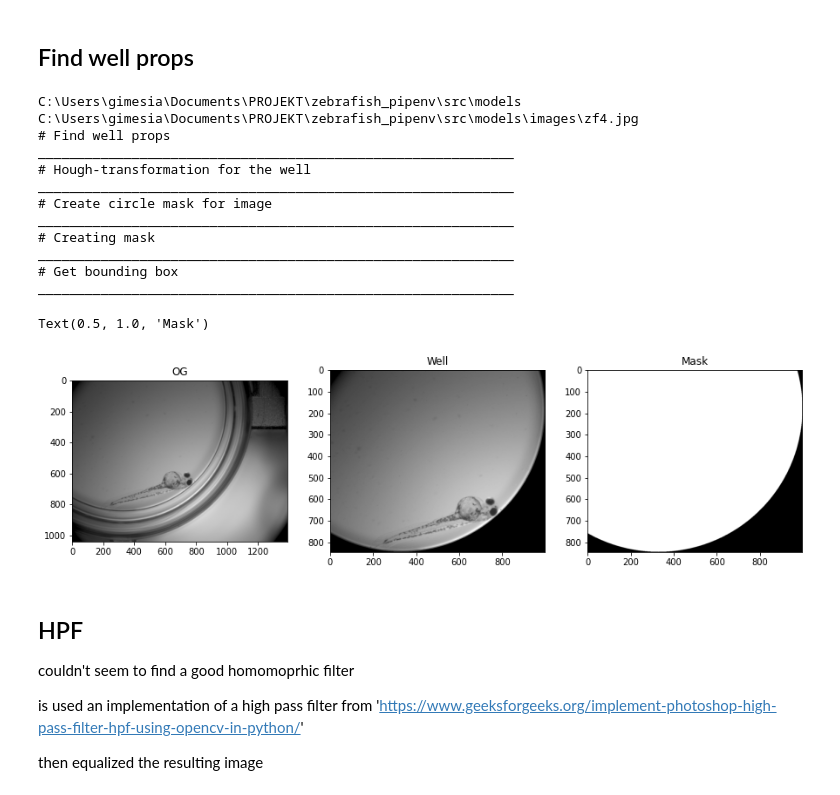
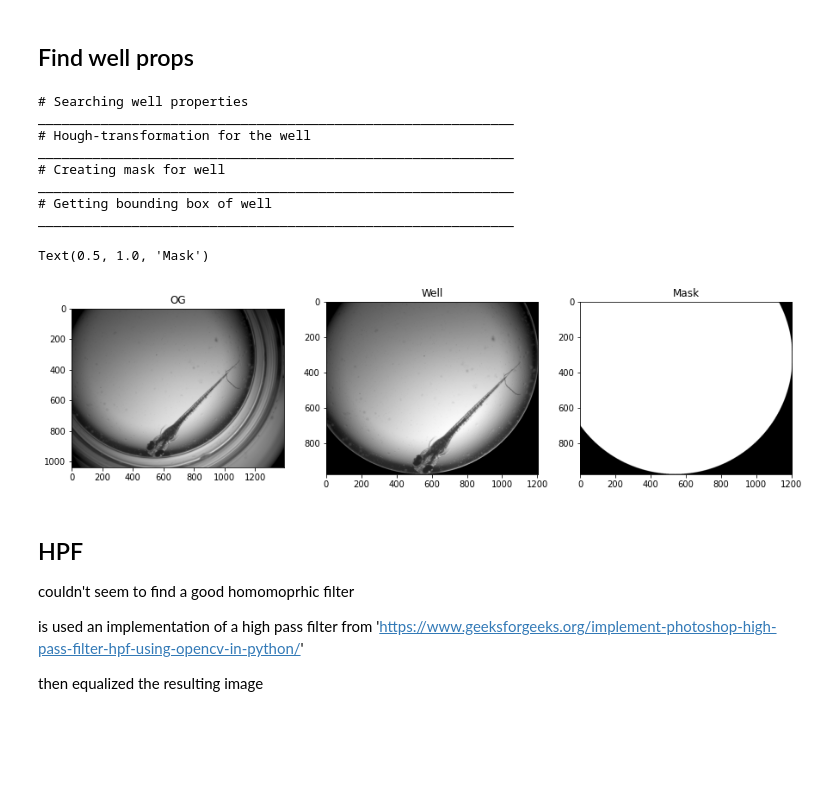
Before and after one commit to gimesia/zebrafisher, a Jupyter notebook: __docs/__notebooks/get_poss_fish_pipe.ipynb, the cells around one changed output. Cells and saved outputs as stored; diff of their text form; code cells hidden in the pictures; blank space fills up the shorter version.

```diff
--- a/__docs/__notebooks/get_poss_fish_pipe.ipynb
+++ b/__docs/__notebooks/get_poss_fish_pipe.ipynb
@@ -13,35 +19,31 @@ from src.models import *
 # %% [markdown]
 ## Find well props
 # %%
-fishy = InputImage('zf4.jpg')
+fishy = InputImage('zf1.jpg')
 
 fishy = find_well_props(fishy)
 
 fig, ax = plt.subplots(nrows=1, ncols=3, figsize=(15, 10))
 
 ax[0].imshow(fishy.og, "gray")
 ax[0].set_title('OG')
 
 ax[1].imshow(fishy.processed, "gray")
 ax[1].set_title('Well')
 
 ax[2].imshow(fishy.well_props.mask.cropped, "gray")
 ax[2].set_title('Mask')
 # %% [output]
-C:\Users\gimesia\Documents\PROJEKT\zebrafish_pipenv\src\models
-C:\Users\gimesia\Documents\PROJEKT\zebrafish_pipenv\src\models\images\zf4.jpg
-# Find well props
+# Searching well properties
 _____________________________________________________________
 # Hough-transformation for the well
 _____________________________________________________________
-# Create circle mask for image
+# Creating mask for well
 _____________________________________________________________
-# Creating mask
+# Getting bounding box of well
 _____________________________________________________________
-# Get bounding box
-_____________________________________________________________
 Text(0.5, 1.0, 'Mask')
-[figure, old version]
+[figure, new version]
 # %% [markdown]
 ## HPF
 couldn't seem to find a good homomoprhic filter
```
Also changed, not shown: parts of 42 cells of this notebook, 11 other files.
